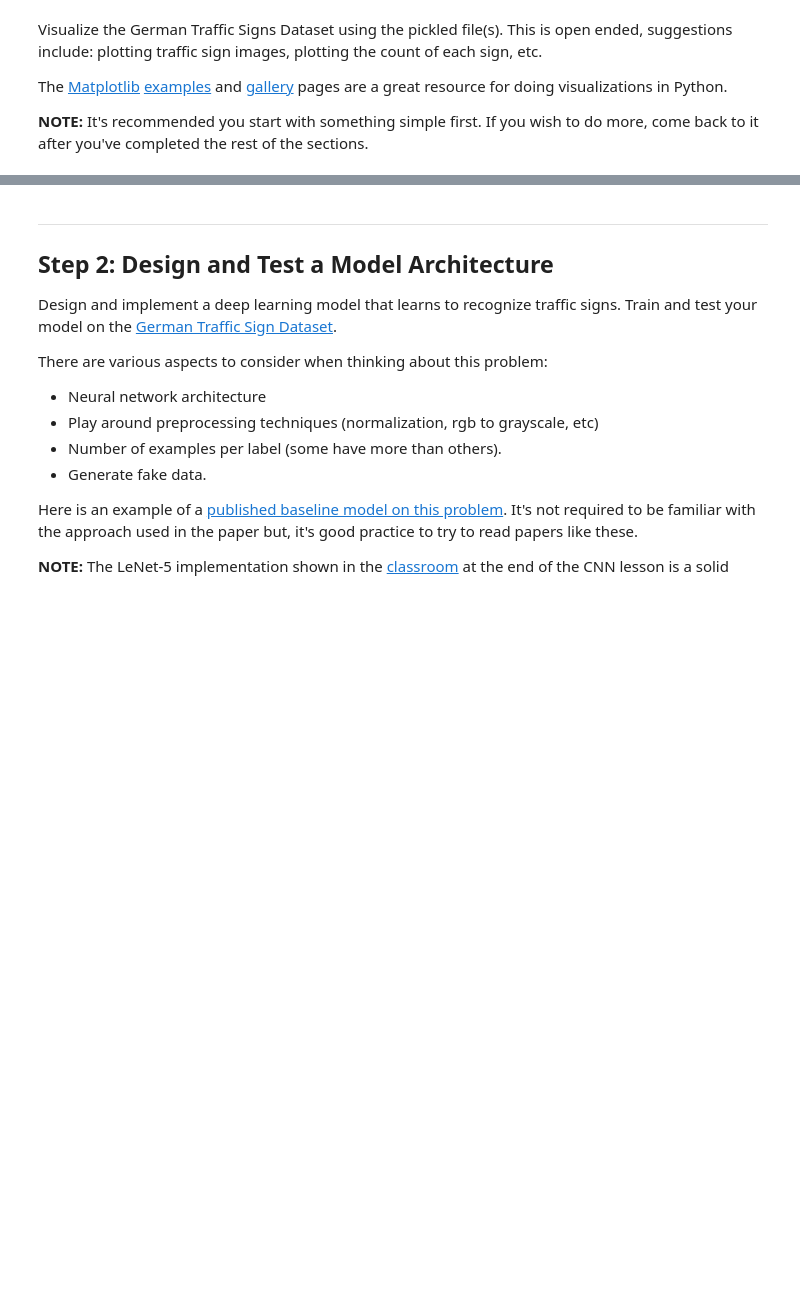
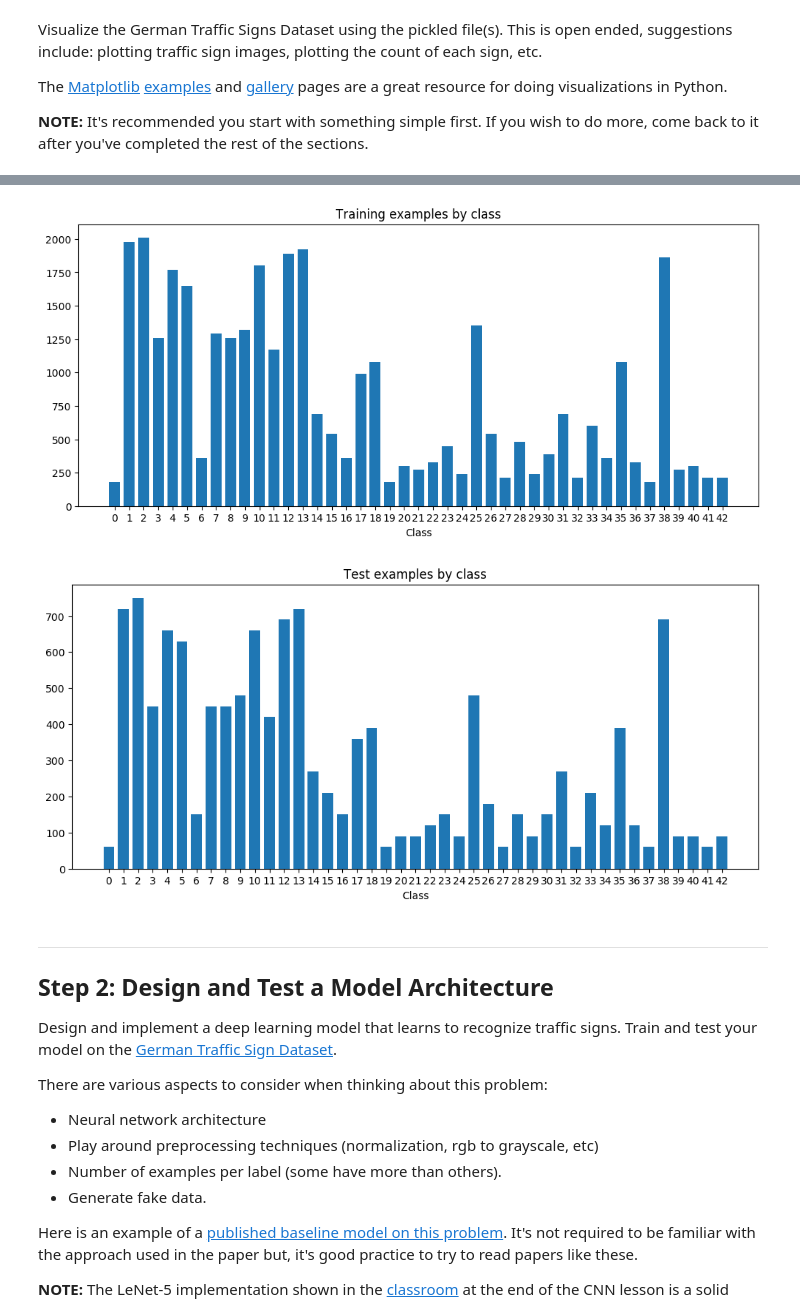
Before and after one commit to DukeXar/CarND-Traffic-Sign-Classifier-Project-pub, a Jupyter notebook: Traffic_Sign_Classifier.ipynb, the cells around one changed output, grey strips where cells are left out. Saved outputs shown, nothing was run; the diff lists cells and outputs as text; code cells hidden in the pictures; blank space fills up the shorter version.

```diff
--- a/Traffic_Sign_Classifier.ipynb
+++ b/Traffic_Sign_Classifier.ipynb
@@ -111,3 +115,40 @@ plt.show()
+# %%
+def count_by_class(y_train):
+    result = {}
+    for cls in y_train:
+        if cls not in result:
+            result[cls] = 1
+        else:
+            result[cls] += 1
+    return result
+
+def group_by_class(x_train, y_train):
+    """Returns {cls: [idx of items in x_train with class cls], ...}
+    """
+    result = {}
+    for idx in range(len(x_train)):
+        cls = y_train[idx]
+        result.setdefault(cls, []).append(idx)
+    return result
+
+def plot_counts_by_class(y_train, title):
+    counts = count_by_class(y_train)
+    sorted_keys = sorted(counts.keys())
+    sorted_values = [counts[k] for k in sorted_keys]
+
+    plt.rcdefaults()
+    fig, ax = plt.subplots(figsize=(12, 5))
+    ax.bar(sorted_keys, sorted_values, width=0.75)
+    ax.set_xticks(sorted_keys)
+    ax.set_xlabel('Class')
+    ax.set_title(title)
+    plt.show()
+
+plot_counts_by_class(y_train, 'Training examples by class')
+plot_counts_by_class(y_test, 'Test examples by class')
+# %% [output]
+[figure, added]
+[figure, added]
 # %% [markdown]
 ----
 
```
Also changed, not shown: parts of 7 cells of this notebook.
